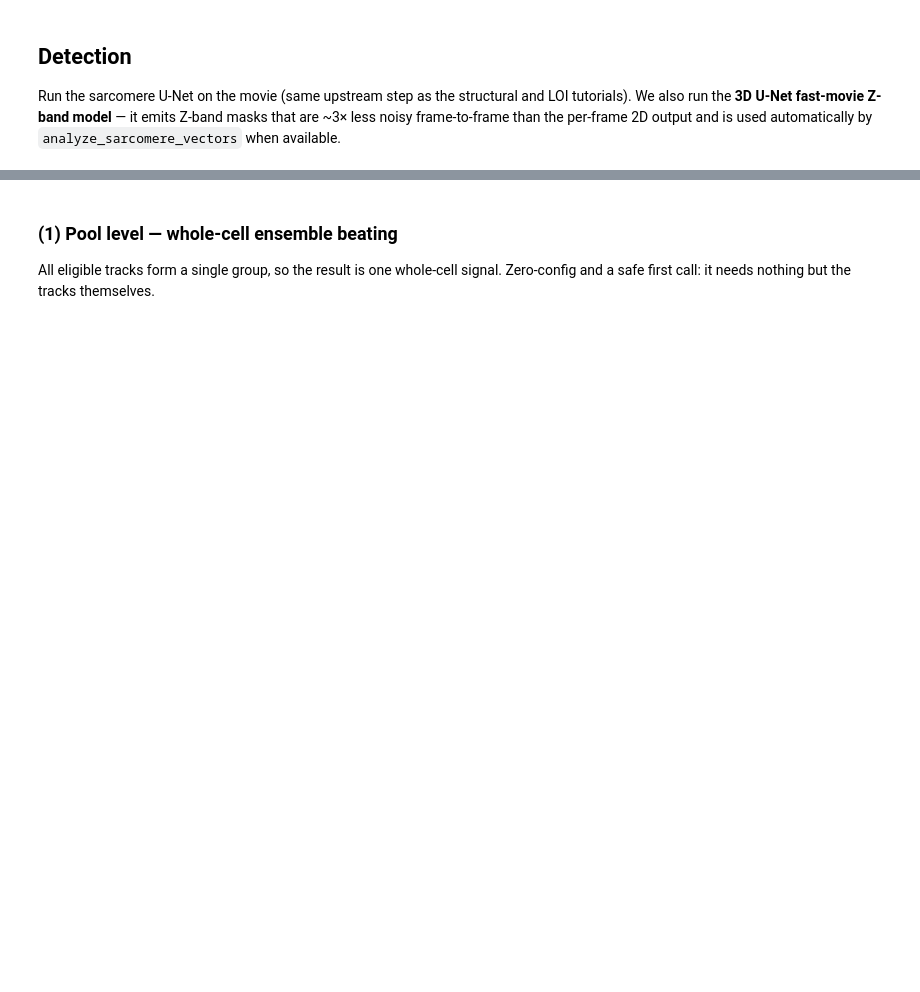
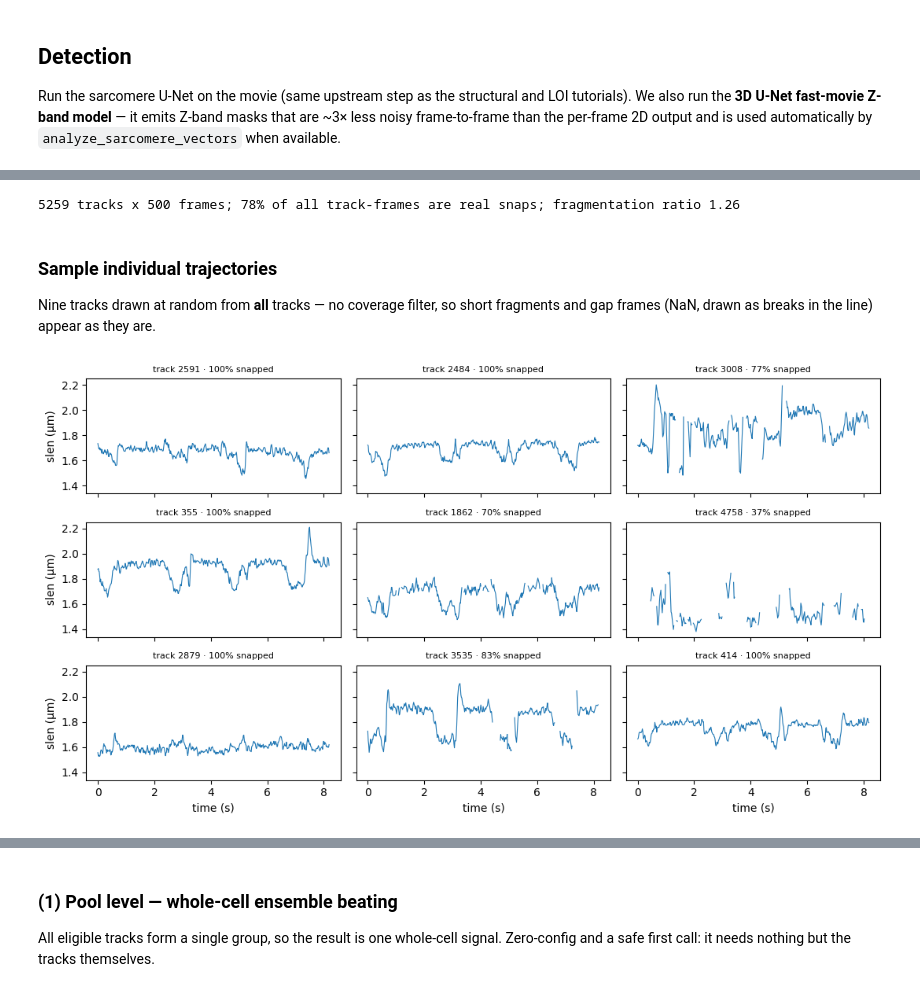
Before and after one commit to danihae/SarcAsM, a Jupyter notebook: docs/notebooks/tutorial_sarcomere_tracking.ipynb, the cells around one changed output, grey strips where cells are left out. Cells and saved outputs as stored; diff of their text form; code cells hidden in the pictures; blank space fills up the shorter version.

```diff
--- a/docs/notebooks/tutorial_sarcomere_tracking.ipynb
+++ b/docs/notebooks/tutorial_sarcomere_tracking.ipynb
@@ -61,0 +83,29 @@ sarc.track_sarcomere_vectors()
+# %%
+slen = np.asarray(sarc.data['tracks_slen'])                     # (n_tracks, T), NaN on gap frames
+pos = np.asarray(sarc.data['tracks_positions_um'])              # (n_tracks, T, 2), (y, x) in µm
+snapped = np.asarray(sarc.data['tracks_snapped']).astype(bool)  # real detection vs gap
+T = slen.shape[1]
+time_s = np.arange(T) * sarc.metadata.frametime
+print(f'{slen.shape[0]} tracks x {T} frames; '
+      f'{100 * snapped.mean():.0f}% of all track-frames are real snaps; '
+      f'fragmentation ratio {float(sarc.data["fragmentation_ratio"]):.2f}')
+# %% [output]
+5259 tracks x 500 frames; 78% of all track-frames are real snaps; fragmentation ratio 1.26
+# %% [markdown]
+### Sample individual trajectories
+
+Nine tracks drawn at random from **all** tracks — no coverage filter, so short fragments and gap frames (NaN, drawn as breaks in the line) appear as they are.
+# %%
+rng = np.random.default_rng(31)
+picks = rng.choice(slen.shape[0], 9, replace=False)
+fig, axes = plt.subplots(3, 3, figsize=(11, 6), sharex=True, sharey=True)
+for ax, i in zip(axes.flat, picks):
+    ax.plot(time_s, slen[i], lw=0.8)
+    ax.set_title(f'track {int(sarc.data["track_ids"][i])} · {100 * snapped[i].mean():.0f}% snapped', fontsize=8)
+for ax in axes[-1]:
+    ax.set_xlabel('time (s)')
+for ax in axes[:, 0]:
+    ax.set_ylabel('slen (µm)')
+plt.tight_layout(); plt.show()
+# %% [output]
+[figure, new version]
```
Also changed, not shown: parts of 41 cells of this notebook, 1 other file.
